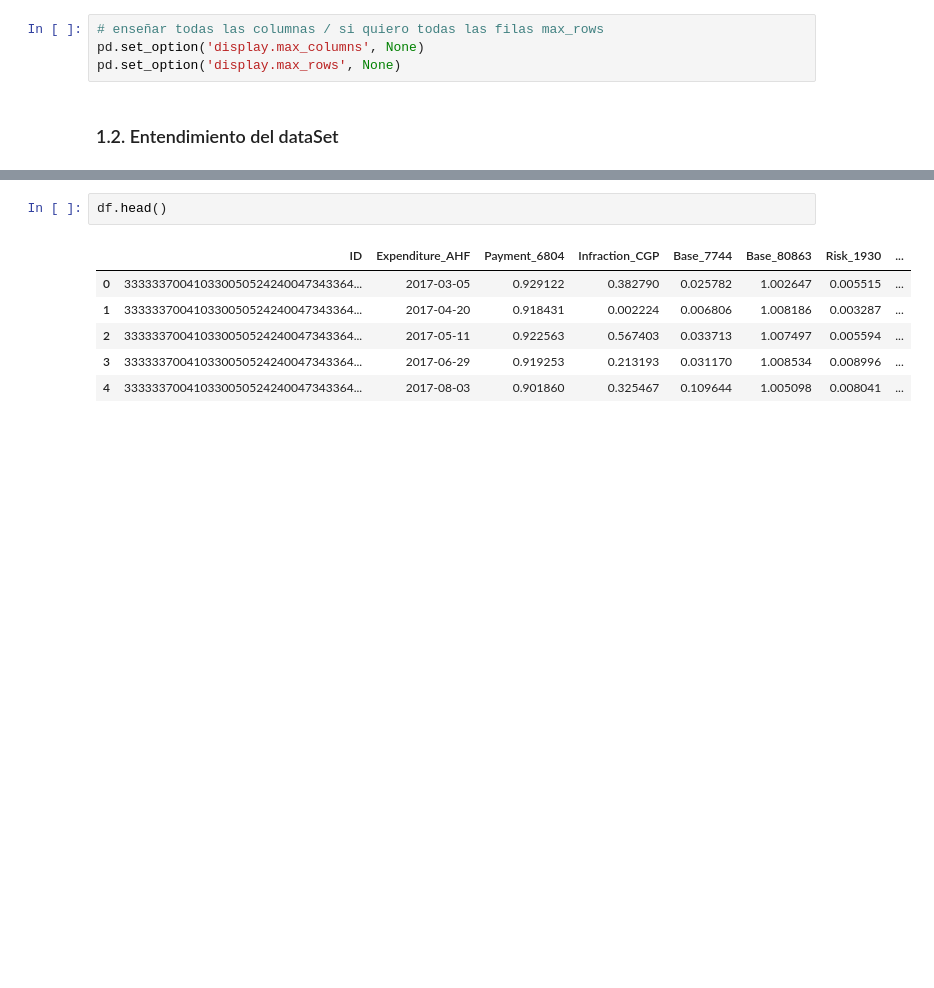
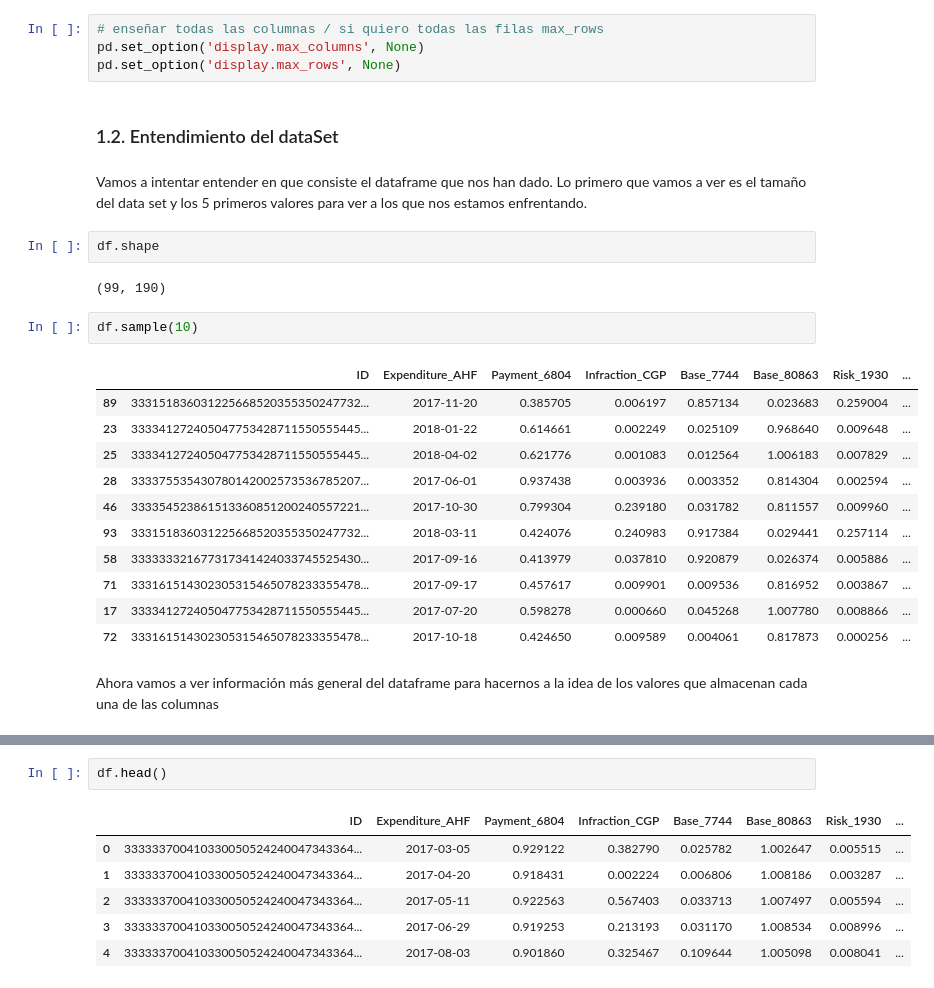
Before and after one commit to AndreesBenitoo/Practica_AA_Andres_Pedro, a Jupyter notebook: AA Practica 1 - Preprocesado.ipynb, the cells around one changed output, grey strips where cells are left out. Cells and saved outputs as stored; diff of their text form; blank space fills up the shorter version.

Commit message:
Se ha profundizado en el entendimiento del dataframe y en el significado de cada dato (clases)

```diff
--- a/AA Practica 1 - Preprocesado.ipynb
+++ b/AA Practica 1 - Preprocesado.ipynb
@@ -17,3 +16,25 @@ pd.set_option('display.max_columns', None)
 pd.set_option('display.max_rows', None)
 # %% [markdown]
 ### 1.2. Entendimiento del dataSet
+# %% [markdown]
+Vamos a intentar entender en que consiste el dataframe que nos han dado. Lo primero que vamos a ver es el tamaño del data set y los 5 primeros valores para ver a los que nos estamos enfrentando.
+# %%
+df.shape
+# %% [output]
+(99, 190)
+# %%
+df.sample(10)
+# %% [output]
+|  | ID | Expenditure_AHF | Payment_6804 | Infraction_CGP | Base_7744 | Base_80863 | Risk_1930 | ... |
+| 89 | 333151836031225668520355350247732... | 2017-11-20 | 0.385705 | 0.006197 | 0.857134 | 0.023683 | 0.259004 | ... |
+| 23 | 333341272405047753428711550555445... | 2018-01-22 | 0.614661 | 0.002249 | 0.025109 | 0.968640 | 0.009648 | ... |
+| 25 | 333341272405047753428711550555445... | 2018-04-02 | 0.621776 | 0.001083 | 0.012564 | 1.006183 | 0.007829 | ... |
+| 28 | 333375535430780142002573536785207... | 2017-06-01 | 0.937438 | 0.003936 | 0.003352 | 0.814304 | 0.002594 | ... |
+| 46 | 333354523861513360851200240557221... | 2017-10-30 | 0.799304 | 0.239180 | 0.031782 | 0.811557 | 0.009960 | ... |
+| 93 | 333151836031225668520355350247732... | 2018-03-11 | 0.424076 | 0.240983 | 0.917384 | 0.029441 | 0.257114 | ... |
+| 58 | 333333321677317341424033745525430... | 2017-09-16 | 0.413979 | 0.037810 | 0.920879 | 0.026374 | 0.005886 | ... |
+| 71 | 333161514302305315465078233355478... | 2017-09-17 | 0.457617 | 0.009901 | 0.009536 | 0.816952 | 0.003867 | ... |
+| 17 | 333341272405047753428711550555445... | 2017-07-20 | 0.598278 | 0.000660 | 0.045268 | 1.007780 | 0.008866 | ... |
+| 72 | 333161514302305315465078233355478... | 2017-10-18 | 0.424650 | 0.009589 | 0.004061 | 0.817873 | 0.000256 | ... |
+# %% [markdown]
+Ahora vamos a ver información más general del dataframe para hacernos a la idea de los valores que almacenan cada una de las columnas
```
Also changed, not shown: parts of 26 cells of this notebook.
